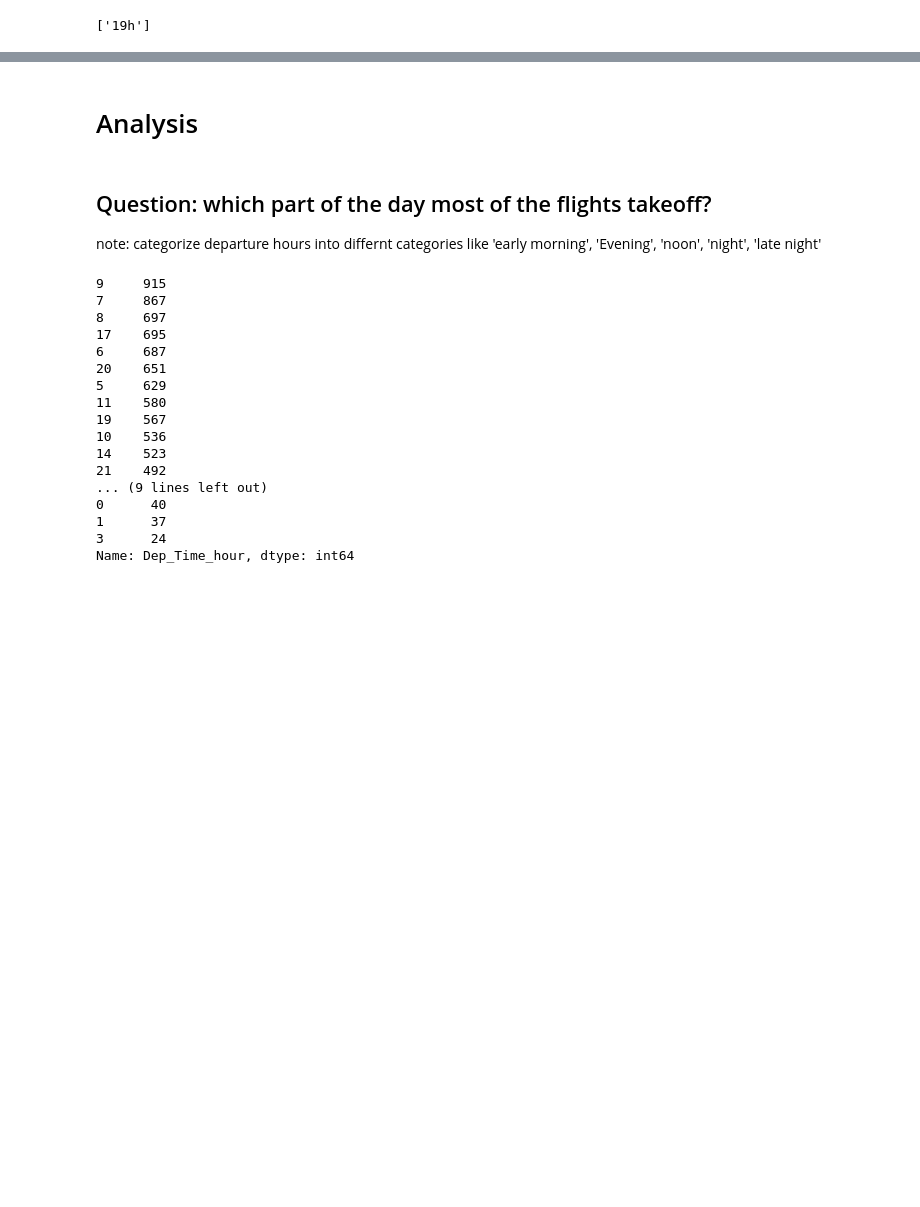
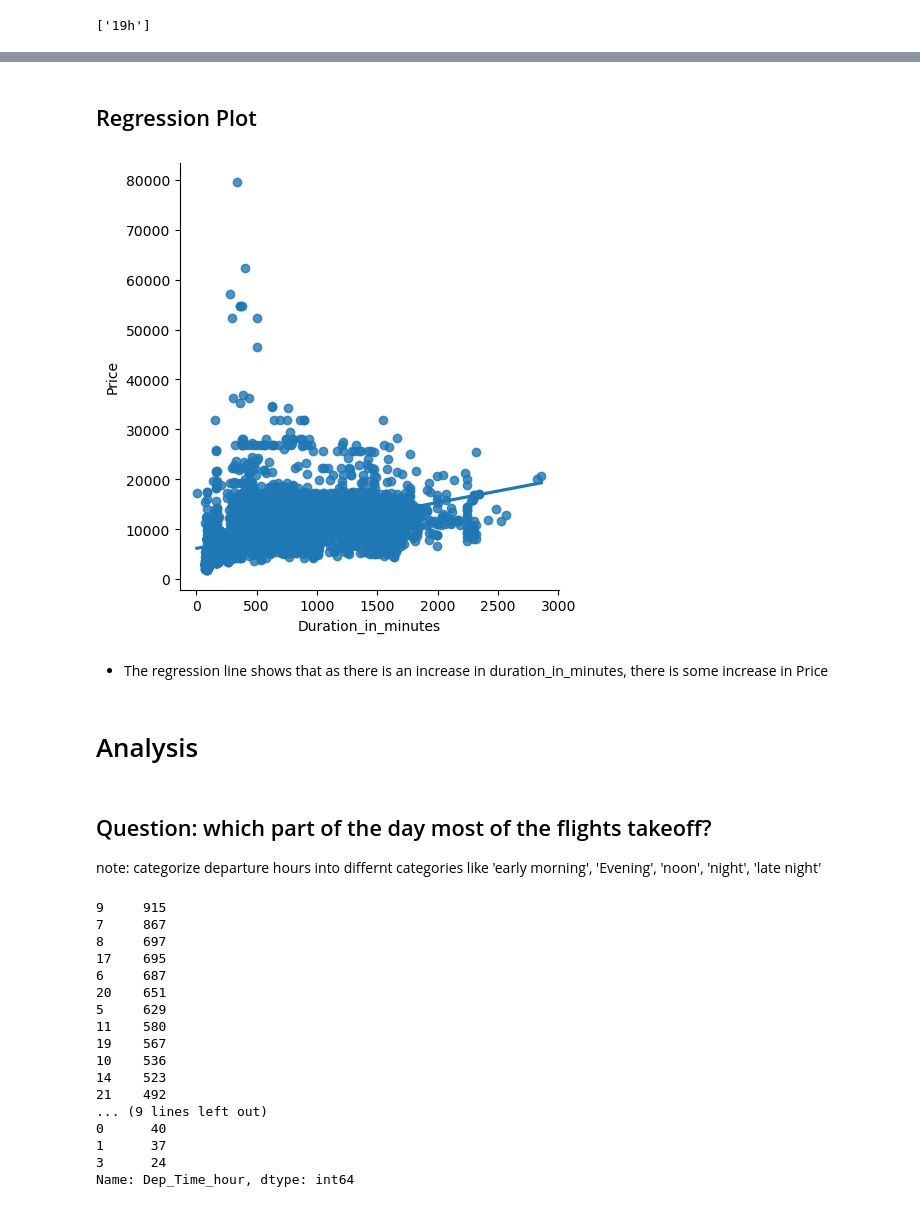
Before and after one commit to vishnuvardhan-jadava/Airlines-Flight-Prediction, a Jupyter notebook: airlines.ipynb, the cells around one changed output, grey strips where cells are left out. Drawn from its saved outputs; the diff is of its cells as text; code cells hidden in the pictures; blank space fills up the shorter version.

```diff
--- a/airlines.ipynb
+++ b/airlines.ipynb
@@ -241,3 +264,12 @@ df.head(3)
+# %% [markdown]
+## Regression Plot
+# %%
+sns.lmplot(x ='Duration_in_minutes', y='Price',data=df)
+plt.show()
+# %% [output]
+[figure, added]
+# %% [markdown]
+*  The regression line shows that as there is an increase in duration_in_minutes, there is some increase in Price
 # %% [markdown]
 # Analysis
 # %% [markdown]
```
Also changed, not shown: parts of 31 cells of this notebook.
